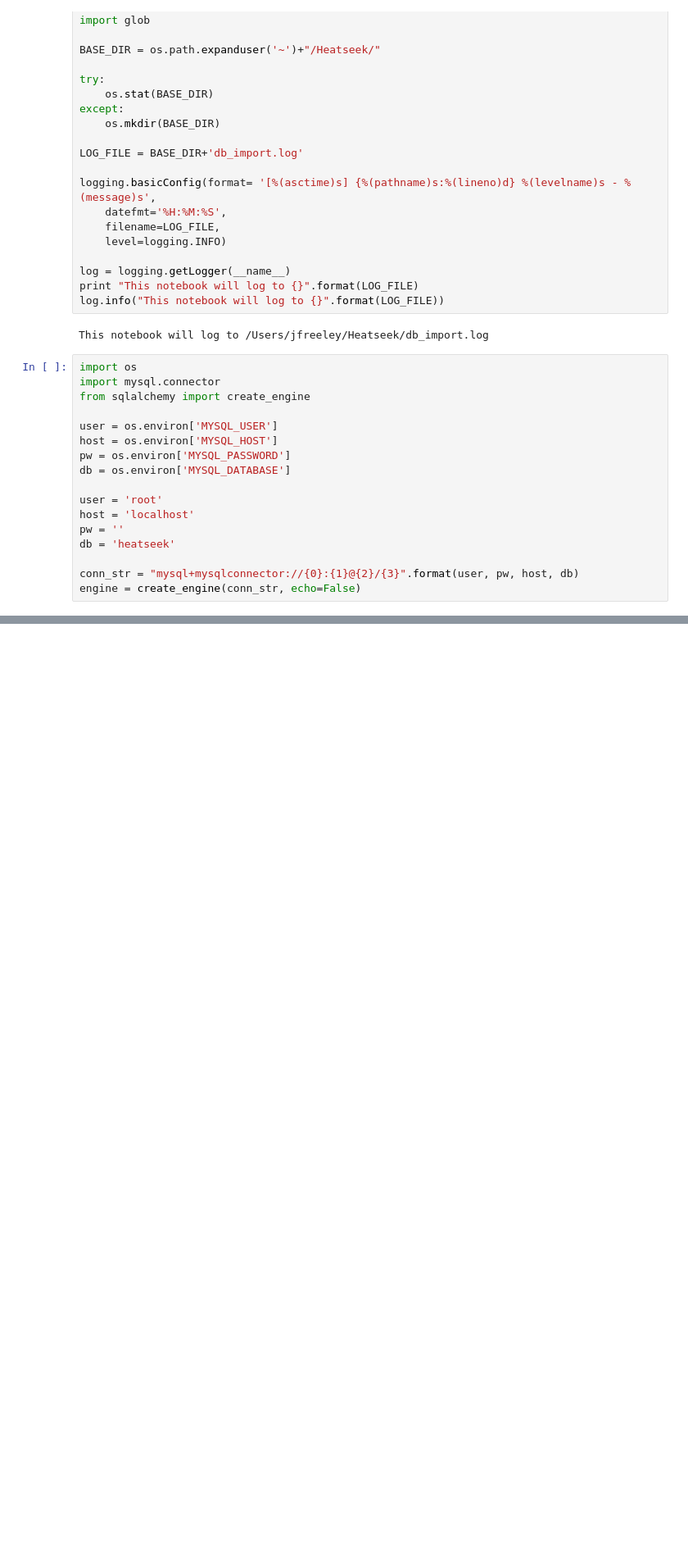
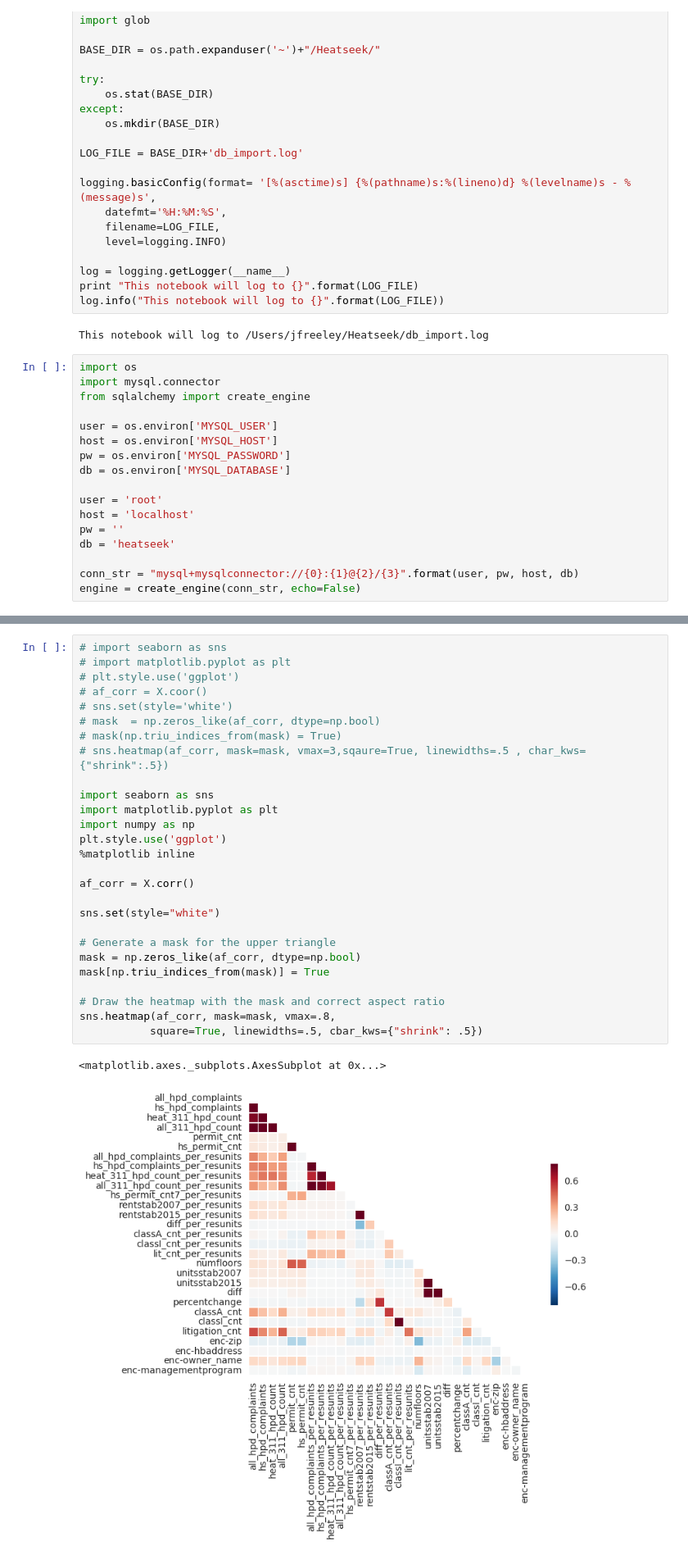
Before and after one commit to chrishenry/deltanyc-heatseek, a Jupyter notebook: JPF/bad_building_models.ipynb, the cells around one changed output, grey strips where cells are left out. Shown at 82% size. Drawn from its saved outputs; the diff is of its cells as text; blank space fills up the shorter version.

```diff
--- a/JPF/bad_building_models.ipynb
+++ b/JPF/bad_building_models.ipynb
@@ -116,0 +247,30 @@ ValueError: max must be larger than min in range parameter.
+# %%
+# import seaborn as sns
+# import matplotlib.pyplot as plt
+# plt.style.use('ggplot')
+# af_corr = X.coor()
+# sns.set(style='white')
+# mask  = np.zeros_like(af_corr, dtype=np.bool)
+# mask(np.triu_indices_from(mask) = True)
+# sns.heatmap(af_corr, mask=mask, vmax=3,sqaure=True, linewidths=.5 , char_kws={"shrink":.5})
+
+import seaborn as sns
+import matplotlib.pyplot as plt
+import numpy as np
+plt.style.use('ggplot')
+%matplotlib inline
+
+af_corr = X.corr()
+
+sns.set(style="white")
+
+# Generate a mask for the upper triangle
+mask = np.zeros_like(af_corr, dtype=np.bool)
+mask[np.triu_indices_from(mask)] = True
+
+# Draw the heatmap with the mask and correct aspect ratio
+sns.heatmap(af_corr, mask=mask, vmax=.8,
+           square=True, linewidths=.5, cbar_kws={"shrink": .5})
+# %% [output]
+<matplotlib.axes._subplots.AxesSubplot at 0x...>
+[figure, added]
```
Also changed, not shown: parts of 37 cells of this notebook, 1 other file.
